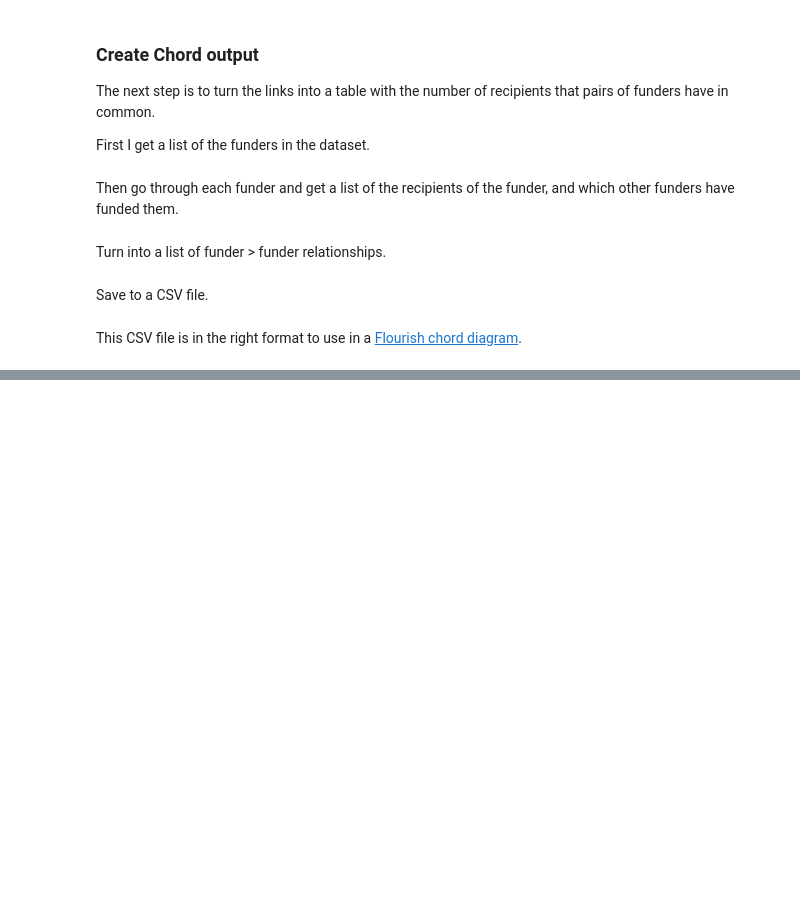
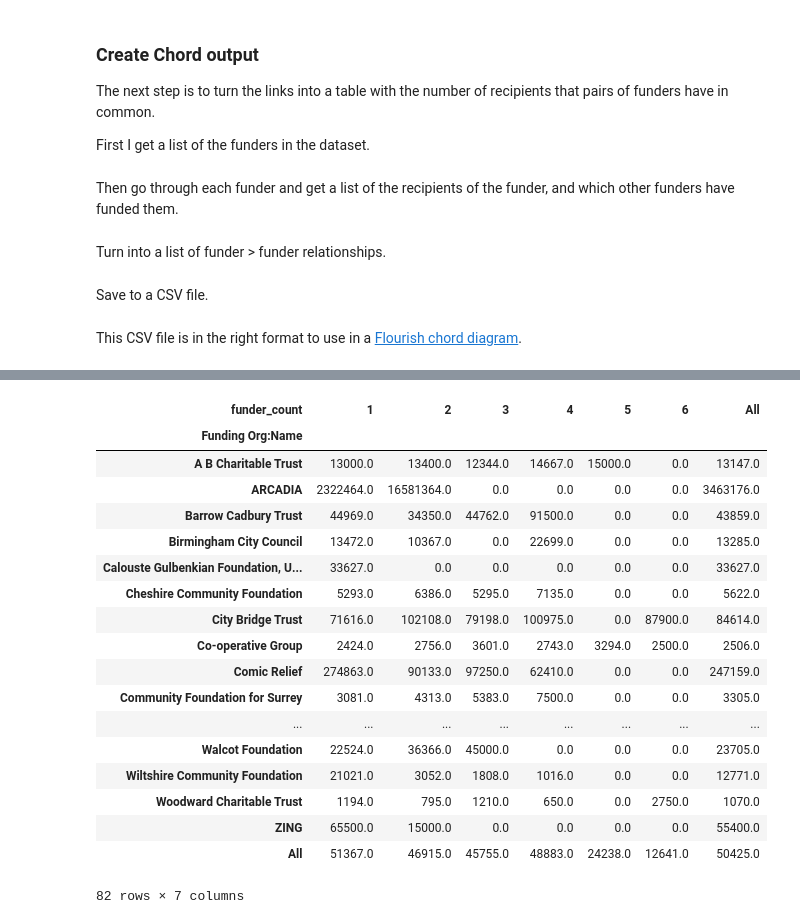
Before and after one commit to drkane/360g-network, a Jupyter notebook: prepare-chord-diagram.ipynb, the cells around one changed output, grey strips where cells are left out. Saved outputs shown, nothing was run; the diff lists cells and outputs as text; code cells hidden in the pictures; blank space fills up the shorter version.

```diff
--- a/prepare-chord-diagram.ipynb
+++ b/prepare-chord-diagram.ipynb
@@ -198,0 +210,9 @@ This CSV file is in the right format to use in a [Flourish chord diagram](https:
+# %%
+funder_count = to_use.groupby(
+    ["Recipient Org:Identifier", "Funding Org:Name"]
+).sum()[
+    ["Amount Awarded", "Grants"]
+].reset_index().join(
+    link_recipients.rename('funder_count'), on='Recipient Org:Identifier'
+)
+funder_count
@@ -198,0 +267,34 @@ This CSV file is in the right format to use in a [Flourish chord diagram](https:
+# %%
+(pd.crosstab(
+    funder_count['Funding Org:Name'],
+    funder_count['funder_count'],
+    values=funder_count['Amount Awarded'],
+    aggfunc='sum',
+    margins=True,
+) / pd.crosstab(
+    funder_count['Funding Org:Name'],
+    funder_count['funder_count'],
+    values=funder_count['Grants'],
+    aggfunc='sum',
+    margins=True,
+)).fillna(0).round(0)
+# %% [output]
+| funder_count | 1 | 2 | 3 | 4 | 5 | 6 | All |
+| Funding Org:Name |  |  |  |  |  |  |  |
+| A B Charitable Trust | 13000.0 | 13400.0 | 12344.0 | 14667.0 | 15000.0 | 0.0 | 13147.0 |
+| ARCADIA | 2322464.0 | 16581364.0 | 0.0 | 0.0 | 0.0 | 0.0 | 3463176.0 |
+| Barrow Cadbury Trust | 44969.0 | 34350.0 | 44762.0 | 91500.0 | 0.0 | 0.0 | 43859.0 |
+| Birmingham City Council | 13472.0 | 10367.0 | 0.0 | 22699.0 | 0.0 | 0.0 | 13285.0 |
+| Calouste Gulbenkian Foundation, U... | 33627.0 | 0.0 | 0.0 | 0.0 | 0.0 | 0.0 | 33627.0 |
+| Cheshire Community Foundation | 5293.0 | 6386.0 | 5295.0 | 7135.0 | 0.0 | 0.0 | 5622.0 |
+| City Bridge Trust | 71616.0 | 102108.0 | 79198.0 | 100975.0 | 0.0 | 87900.0 | 84614.0 |
+| Co-operative Group | 2424.0 | 2756.0 | 3601.0 | 2743.0 | 3294.0 | 2500.0 | 2506.0 |
+| Comic Relief | 274863.0 | 90133.0 | 97250.0 | 62410.0 | 0.0 | 0.0 | 247159.0 |
+| Community Foundation for Surrey | 3081.0 | 4313.0 | 5383.0 | 7500.0 | 0.0 | 0.0 | 3305.0 |
+| ... | ... | ... | ... | ... | ... | ... | ... |
+| Walcot Foundation | 22524.0 | 36366.0 | 45000.0 | 0.0 | 0.0 | 0.0 | 23705.0 |
+| Wiltshire Community Foundation | 21021.0 | 3052.0 | 1808.0 | 1016.0 | 0.0 | 0.0 | 12771.0 |
+| Woodward Charitable Trust | 1194.0 | 795.0 | 1210.0 | 650.0 | 0.0 | 2750.0 | 1070.0 |
+| ZING | 65500.0 | 15000.0 | 0.0 | 0.0 | 0.0 | 0.0 | 55400.0 |
+| All | 51367.0 | 46915.0 | 45755.0 | 48883.0 | 24238.0 | 12641.0 | 50425.0 |
+82 rows × 7 columns
```
Also changed, not shown: parts of 6 cells of this notebook, 1 other file.
